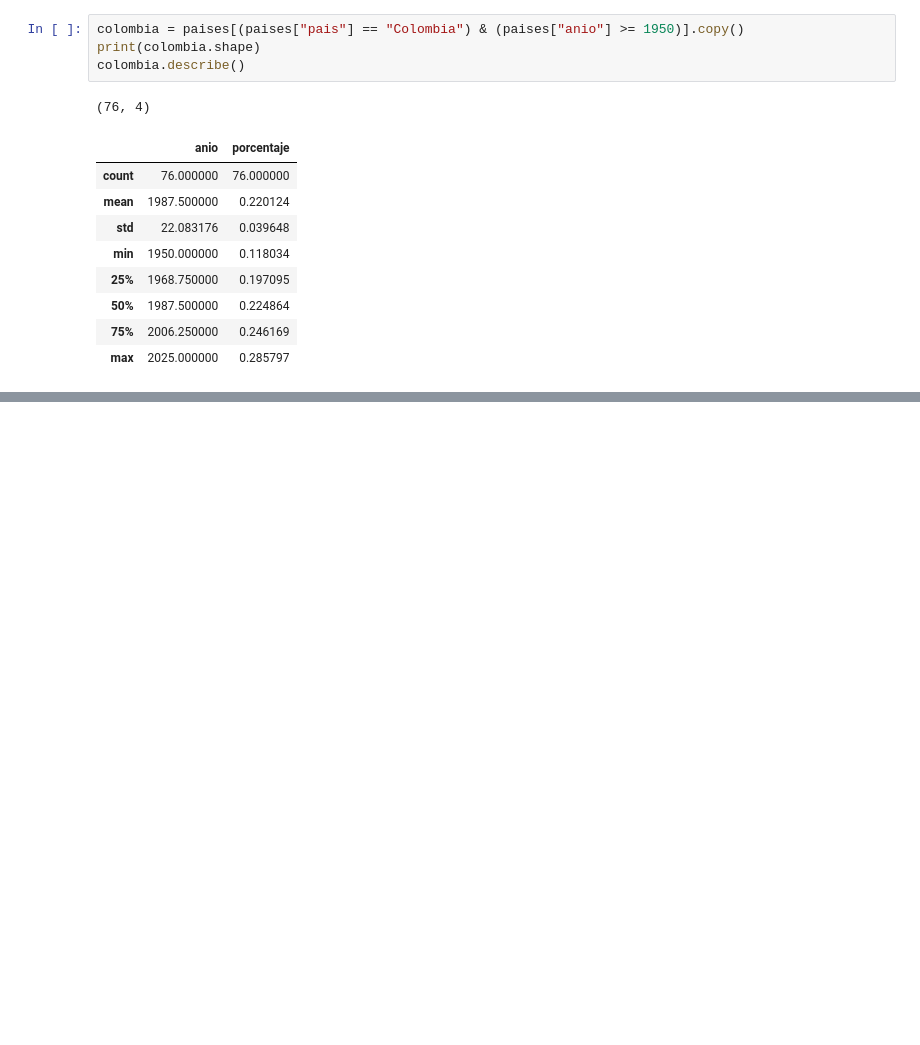
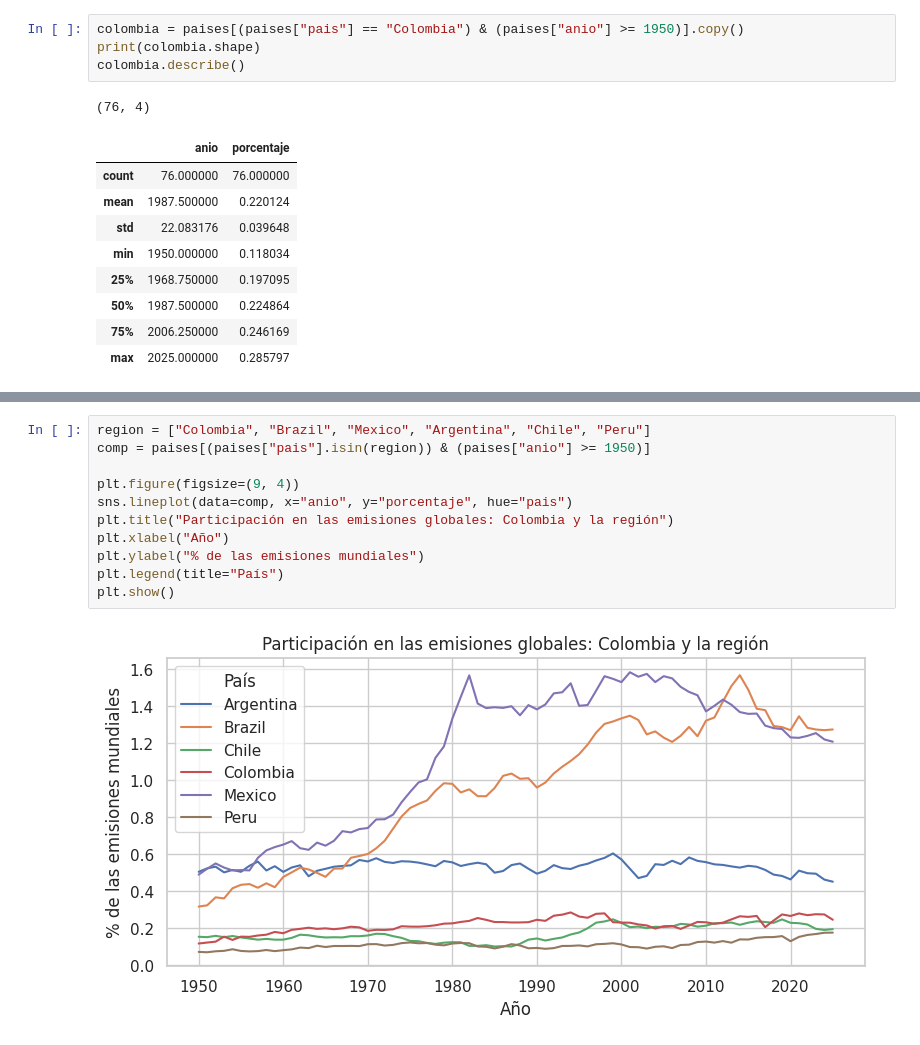
Before and after one commit to sofiamartinlp-wq/proyecto-co2, a Jupyter notebook: proyecto_co2_colombia.ipynb, the cells around one changed output, grey strips where cells are left out. Cells and saved outputs as stored; diff of their text form; blank space fills up the shorter version.

```diff
--- a/proyecto_co2_colombia.ipynb
+++ b/proyecto_co2_colombia.ipynb
@@ -95,0 +117,13 @@ colombia.describe()
+# %%
+region = ["Colombia", "Brazil", "Mexico", "Argentina", "Chile", "Peru"]
+comp = paises[(paises["pais"].isin(region)) & (paises["anio"] >= 1950)]
+
+plt.figure(figsize=(9, 4))
+sns.lineplot(data=comp, x="anio", y="porcentaje", hue="pais")
+plt.title("Participación en las emisiones globales: Colombia y la región")
+plt.xlabel("Año")
+plt.ylabel("% de las emisiones mundiales")
+plt.legend(title="País")
+plt.show()
+# %% [output]
+[figure, added]
```
Also changed, not shown: parts of 8 cells of this notebook.
